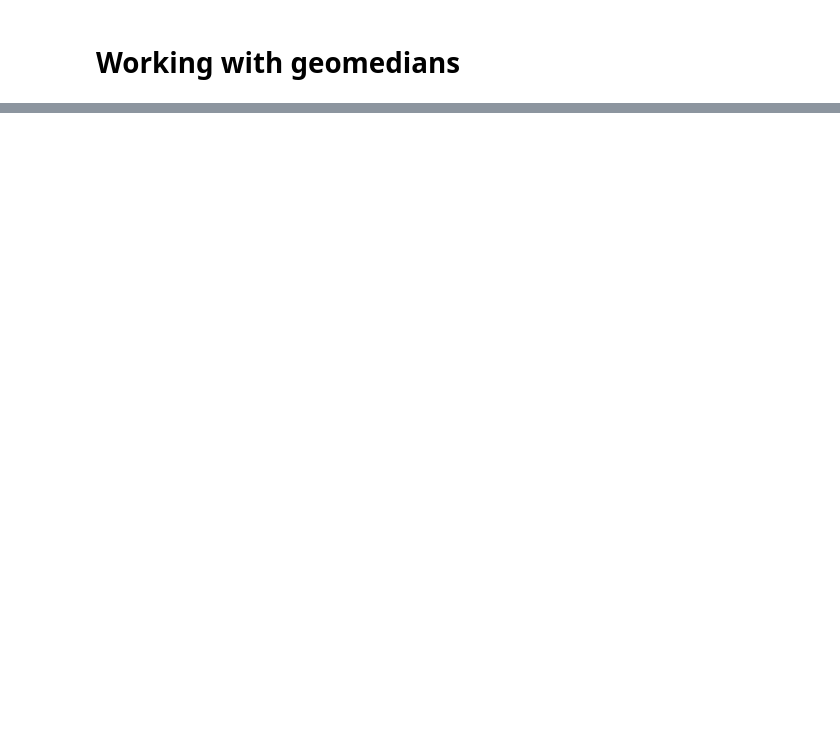
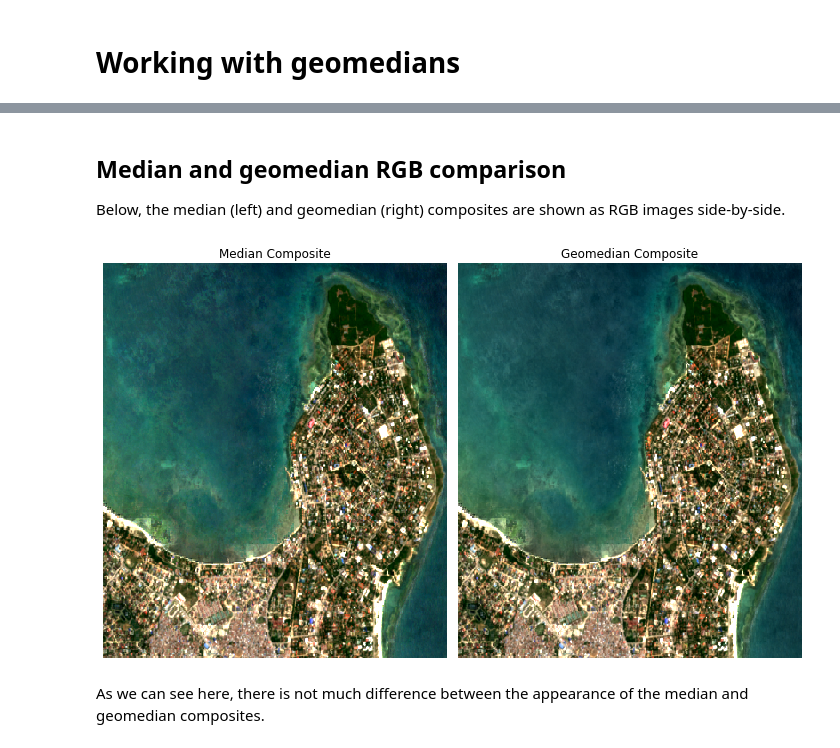
Before and after one commit to digitalearthafrica/deafrica-training-workshop, a Jupyter notebook: docs/session_3/02_intro_geomedian.ipynb, the cells around one changed output, grey strips where cells are left out. Saved outputs shown, nothing was run; the diff lists cells and outputs as text; code cells hidden in the pictures; blank space fills up the shorter version.

Commit message:
Created docs/session_3/02_intro_geomedian document.

```diff
--- a/docs/session_3/02_intro_geomedian.ipynb
+++ b/docs/session_3/02_intro_geomedian.ipynb
@@ -21,0 +5,23 @@ Not sure where that best fits in, possibly in this section.
+# %%
+import matplotlib.pyplot as plt
+
+import sys
+sys.path.append('../../Scripts')
+
+import datacube
+
+dc = datacube.Datacube(app="Intro_geomedians")
+
+from deafrica_datahandling import load_ard
+from deafrica_plotting import rgb
+# %%
+sentinel_2_ds = load_ard(
+    dc=dc,
+    products=["s2_l2a"],
+    x=(39.25, 39.29),
+    y=(-6.77, -6.73),
+    time=("2018-01-01", "2018-12-31"),
+    output_crs="EPSG:6933",
+    resolution=(-10,10),
+    group_by='solar_day',
+    measurements=['red', 'green', 'blue'])
@@ -21,0 +48,3 @@ Not sure where that best fits in, possibly in this section.
+# %%
+median_composite = sentinel_2_ds.median('time')
+median_composite
@@ -21,0 +72,5 @@ Not sure where that best fits in, possibly in this section.
+# %%
+from odc.algo import xr_geomedian
+
+geomedian_composite = xr_geomedian(sentinel_2_ds)
+geomedian_composite
@@ -22 +87,22 @@ Not sure where that best fits in, possibly in this section.
+# %% [markdown]
+## Median and geomedian RGB comparison
+
+Below, the median (left) and geomedian (right) composites are shown as RGB images side-by-side.
+# %%
+fig, ax = plt.subplots(1, 2, figsize=(10,6))
+
+rgb(median_composite, bands=['red', 'green', 'blue'], ax=ax[0])
+ax[0].set_title("Median Composite")
+ax[0].axis('off')
+
+rgb(geomedian_composite, bands=['red', 'green', 'blue'], ax=ax[1])
+ax[1].set_title("Geomedian Composite")
+ax[1].axis('off')
+
+plt.tight_layout()
+plt.show()
+# %% [output]
+[figure, added]
+# %% [markdown]
+As we can see here, there is not much difference between the appearance of the median and geomedian composites.
 # %% [markdown]
```
Also changed, not shown: parts of 12 cells of this notebook.
